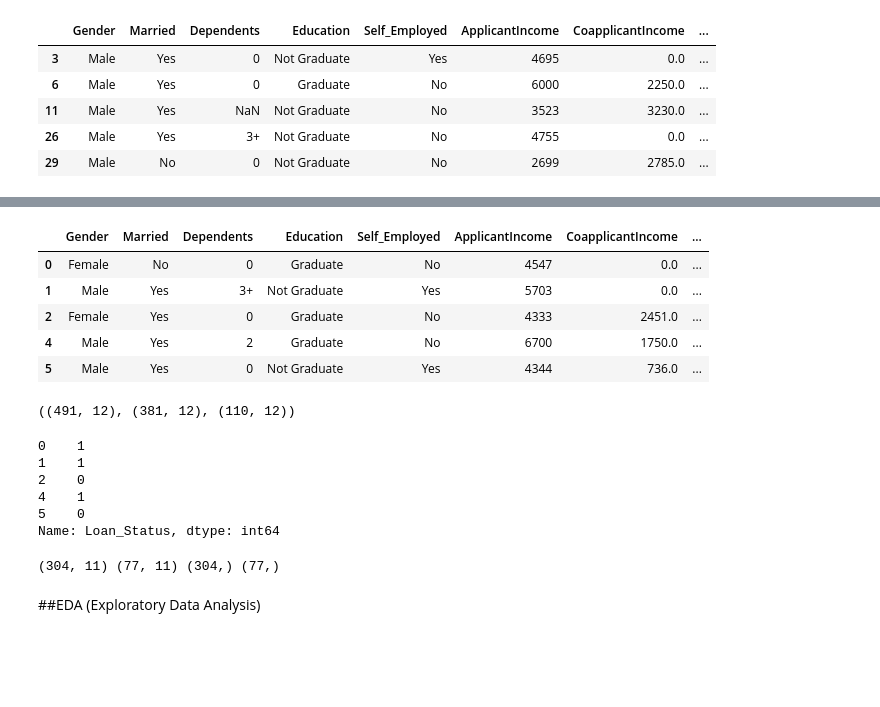
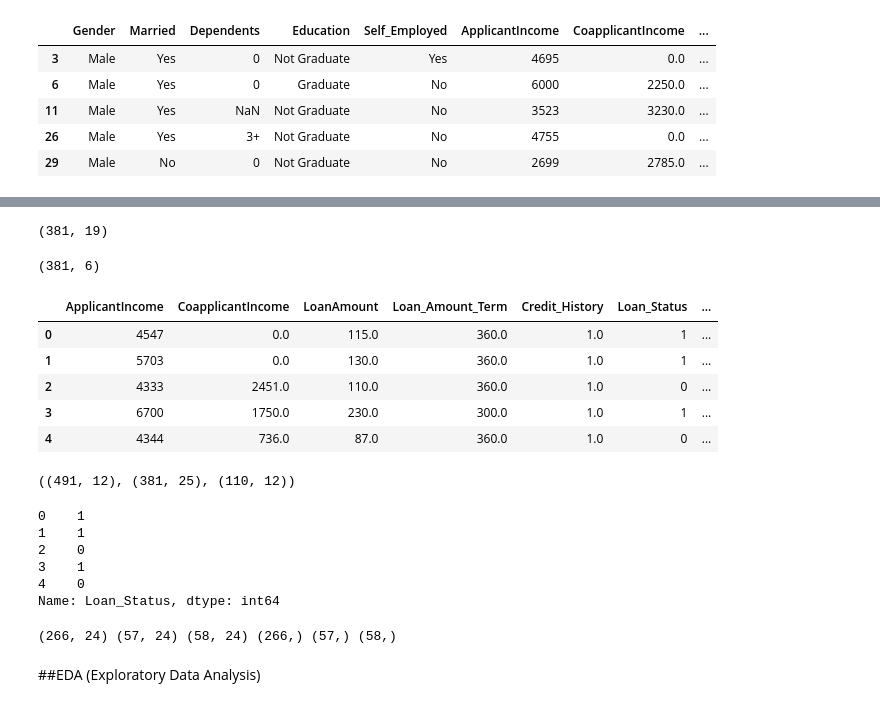
Before and after one commit to sabill/dphi-boothcamp-ml, a Jupyter notebook: Assignment_3_Advanced_Loan_or_No_Loan.ipynb, the cells around one changed output, grey strips where cells are left out. Cells and saved outputs as stored; diff of their text form; code cells hidden in the pictures; blank space fills up the shorter version.

```diff
--- a/Assignment_3_Advanced_Loan_or_No_Loan.ipynb
+++ b/Assignment_3_Advanced_Loan_or_No_Loan.ipynb
@@ -86,3 +102,8 @@ loan_data_null.head()
 | 11 | Male | Yes | NaN | Not Graduate | No | 3523 | 3230.0 | ... |
 | 26 | Male | Yes | 3+ | Not Graduate | No | 4755 | 0.0 | ... |
 | 29 | Male | No | 0 | Not Graduate | No | 2699 | 2785.0 | ... |
+# %%
+#Original Clean Data
+loan_data1 = loan_data.dropna()
+loan_data1.reset_index(inplace=True)
+loan_data1.head()
@@ -88,0 +117,11 @@ loan_data_null.head()
+# %%
+ohe1 = OneHotEncoder(handle_unknown='ignore')
+loan_data1_ohe = pd.DataFrame(ohe1.fit_transform(loan_data1[['Gender', 'Married',	'Dependents',	'Education','Self_Employed', 'Property_Area']]).toarray())
+loan_data1_ohe.head()
+
+# [array(['Female', 'Male', 'Not Specified'], dtype=object),
+#  array(['No', 'Not Specified', 'Yes'], dtype=object),
+#  array(['0', '1', '2', '3+', 'Not Specified'], dtype=object),
+#  array(['Graduate', 'Not Graduate'], dtype=object),
+#  array(['No', 'Not Specified', 'Yes'], dtype=object),
+#  array(['Rural', 'Semiurban', 'Urban'], dtype=object)]
@@ -88,0 +144,15 @@ loan_data_null.head()
+# %%
+#conditioned as same as fillna data
+origin = [3, 5, 6, 7, 8, 9, 11, 12, 13, 15, 16, 17, 18]
+fill = [2, 3, 4, 5, 6, 7, 8, 9, 10, 11, 12, 13, 14]
+
+ohe_conditioned = loan_data1_ohe.copy()
+
+for idx in origin:
+  for num in fill:
+    ohe_conditioned[idx] = loan_data1_ohe[num]
+
+for idx in [2, 4, 10, 14]:
+  ohe_conditioned[idx] = 0
+
+ohe_conditioned.head()
@@ -89,17 +166,26 @@ loan_data_null.head()
+# %%
+ohe_conditioned.shape
+# %% [output]
+(381, 19)
+# %%
+loan_data1 = loan_data1.drop(columns = ['index','Gender', 'Married',	'Dependents',	'Education','Self_Employed', 'Property_Area'], axis=1)
+loan_data1.shape
+# %% [output]
+(381, 6)
 # %%
-loan_data1 = loan_data.dropna()
+loan_data1 = loan_data1.join(ohe_conditioned)
 loan_data1.head()
 # %% [output]
-|  | Gender | Married | Dependents | Education | Self_Employed | ApplicantIncome | CoapplicantIncome | ... |
-| 0 | Female | No | 0 | Graduate | No | 4547 | 0.0 | ... |
-| 1 | Male | Yes | 3+ | Not Graduate | Yes | 5703 | 0.0 | ... |
-| 2 | Female | Yes | 0 | Graduate | No | 4333 | 2451.0 | ... |
-| 4 | Male | Yes | 2 | Graduate | No | 6700 | 1750.0 | ... |
-| 5 | Male | Yes | 0 | Not Graduate | Yes | 4344 | 736.0 | ... |
+|  | ApplicantIncome | CoapplicantIncome | LoanAmount | Loan_Amount_Term | Credit_History | Loan_Status | ... |
+| 0 | 4547 | 0.0 | 115.0 | 360.0 | 1.0 | 1 | ... |
+| 1 | 5703 | 0.0 | 130.0 | 360.0 | 1.0 | 1 | ... |
+| 2 | 4333 | 2451.0 | 110.0 | 360.0 | 1.0 | 0 | ... |
+| 3 | 6700 | 1750.0 | 230.0 | 300.0 | 1.0 | 1 | ... |
+| 4 | 4344 | 736.0 | 87.0 | 360.0 | 1.0 | 0 | ... |
 # %%
 loan_data.shape, loan_data1.shape, loan_data_null.shape
 # %% [output]
-((491, 12), (381, 12), (110, 12))
+((491, 12), (381, 25), (110, 12))
 # %%
 #allocate test data
 X_data1 = loan_data1.drop(columns='Loan_Status', axis=1)
@@ -110,14 +196,15 @@ y_data1.head()
 0    1
 1    1
 2    0
-4    1
-5    0
+3    1
+4    0
 Name: Loan_Status, dtype: int64
 # %%
-X_train, X_test, y_train, y_test = train_test_split(X_data1, y_data1, test_size=0.2)
-print(X_train.shape, X_test.shape, y_train.shape, y_test.shape)
+X_train, X_val_and_test, y_train, y_val_and_test = train_test_split(X_data1, y_data1, test_size=0.3)
+X_val, X_test, y_val, y_test = train_test_split(X_val_and_test, y_val_and_test, test_size=0.5)
+print(X_train.shape, X_val.shape, X_test.shape, y_train.shape, y_val.shape, y_test.shape)
 # %% [output]
-(304, 11) (77, 11) (304,) (77,)
+(266, 24) (57, 24) (58, 24) (266,) (57,) (58,)
 # %% [markdown]
 ##EDA (Exploratory Data Analysis)
 # %%
```
Also changed, not shown: parts of 50 cells of this notebook.
